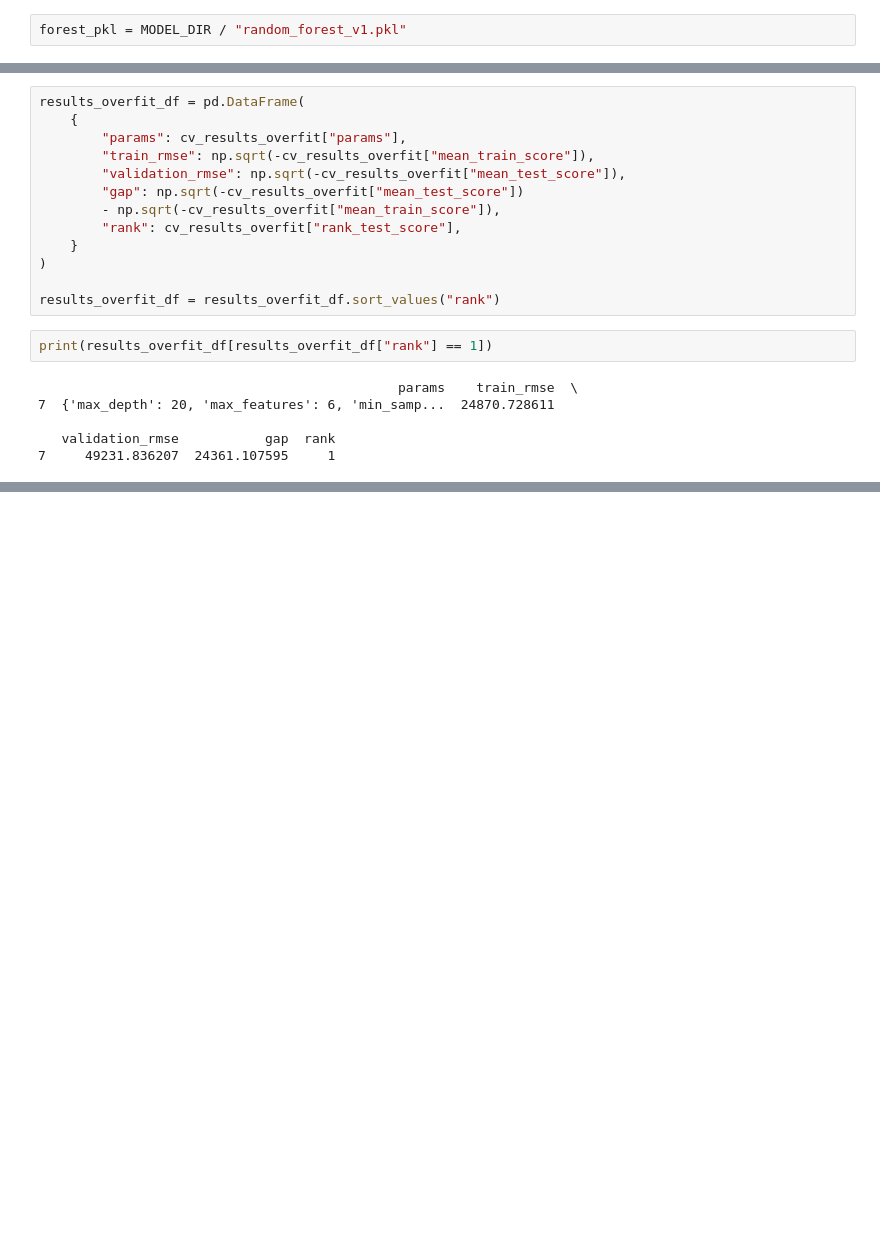
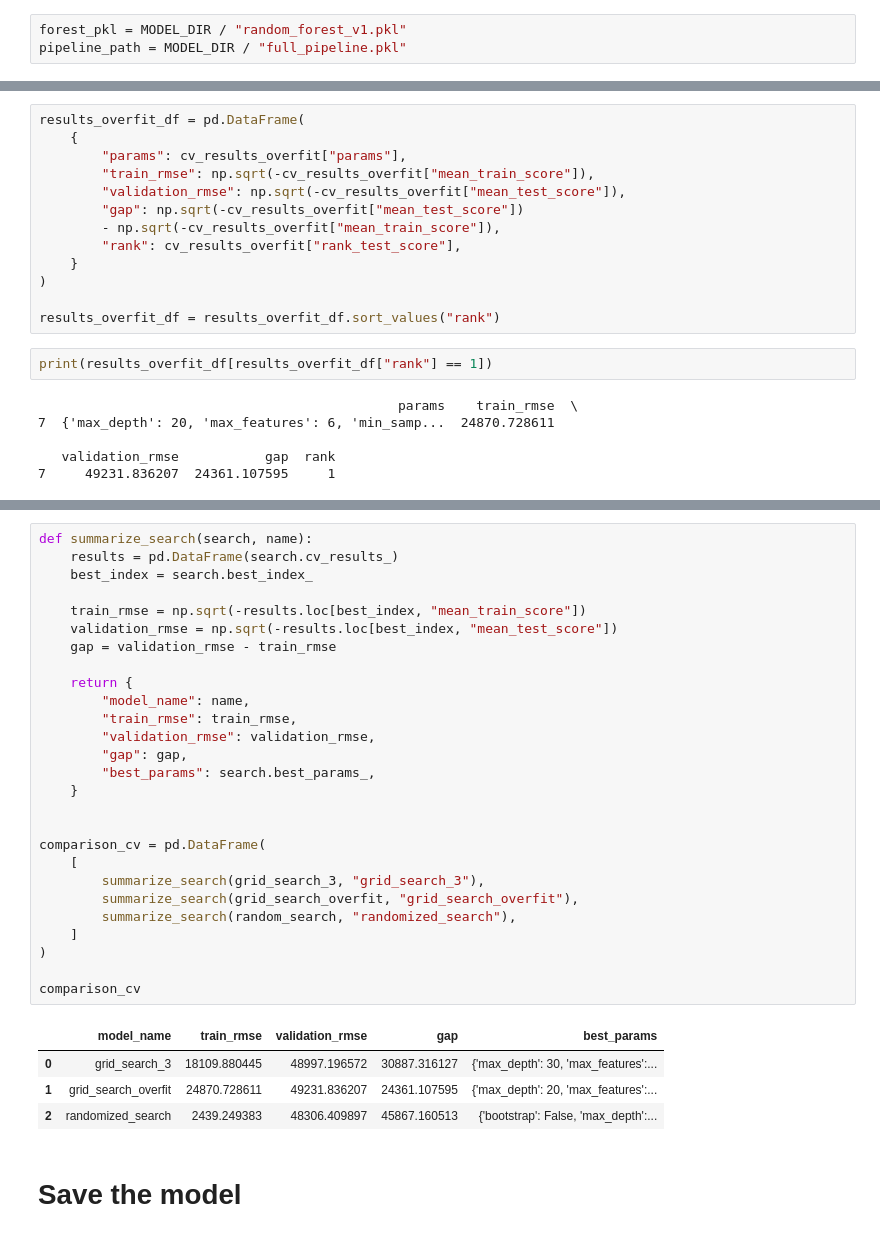
Before and after one commit to surabhi1914/investment_analysis, a Jupyter notebook: notebooks/03_fine_tune.ipynb, the cells around one changed output, grey strips where cells are left out. Drawn from its saved outputs; the diff is of its cells as text; blank space fills up the shorter version.

```diff
--- a/notebooks/03_fine_tune.ipynb
+++ b/notebooks/03_fine_tune.ipynb
@@ -20,2 +31,3 @@ OUTPUT_FILE_Y = PROCESSED_DATA_DIR / "housing_labels.pkl"
 # %%
 forest_pkl = MODEL_DIR / "random_forest_v1.pkl"
+pipeline_path = MODEL_DIR / "full_pipeline.pkl"
@@ -453,0 +639,34 @@ print(results_overfit_df[results_overfit_df["rank"] == 1])
+# %%
+def summarize_search(search, name):
+    results = pd.DataFrame(search.cv_results_)
+    best_index = search.best_index_
+
+    train_rmse = np.sqrt(-results.loc[best_index, "mean_train_score"])
+    validation_rmse = np.sqrt(-results.loc[best_index, "mean_test_score"])
+    gap = validation_rmse - train_rmse
+
+    return {
+        "model_name": name,
+        "train_rmse": train_rmse,
+        "validation_rmse": validation_rmse,
+        "gap": gap,
+        "best_params": search.best_params_,
+    }
+
+
+comparison_cv = pd.DataFrame(
+    [
+        summarize_search(grid_search_3, "grid_search_3"),
+        summarize_search(grid_search_overfit, "grid_search_overfit"),
+        summarize_search(random_search, "randomized_search"),
+    ]
+)
+
+comparison_cv
+# %% [output]
+|  | model_name | train_rmse | validation_rmse | gap | best_params |
+| 0 | grid_search_3 | 18109.880445 | 48997.196572 | 30887.316127 | {'max_depth': 30, 'max_features':... |
+| 1 | grid_search_overfit | 24870.728611 | 49231.836207 | 24361.107595 | {'max_depth': 20, 'max_features':... |
+| 2 | randomized_search | 2439.249383 | 48306.409897 | 45867.160513 | {'bootstrap': False, 'max_depth':... |
+# %% [markdown]
+# Save the model
```
Also changed, not shown: parts of 36 cells of this notebook, 7 other files.
